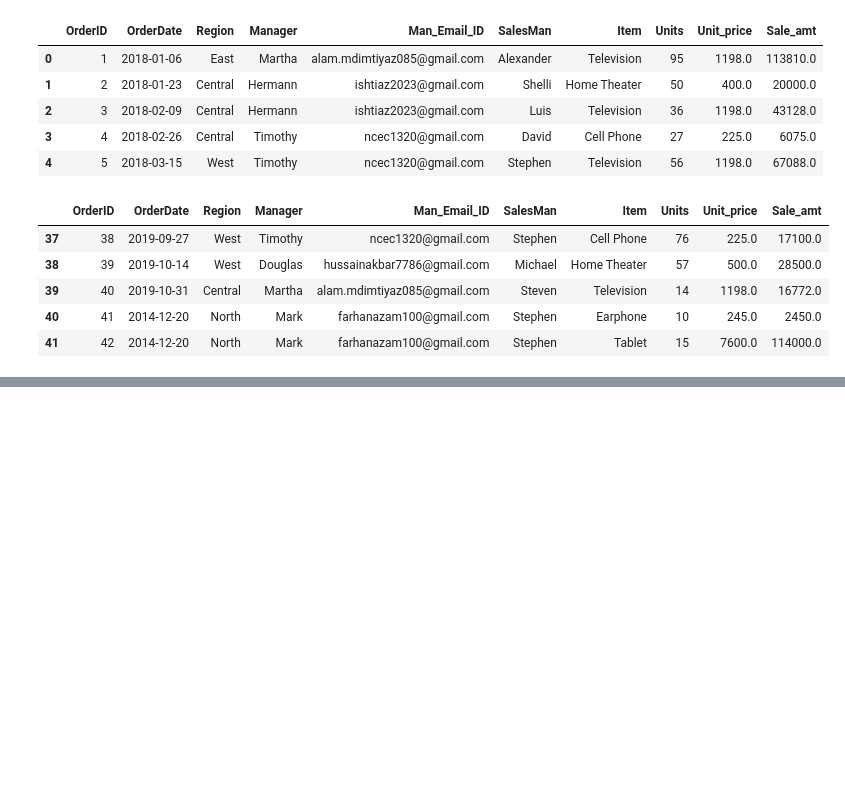
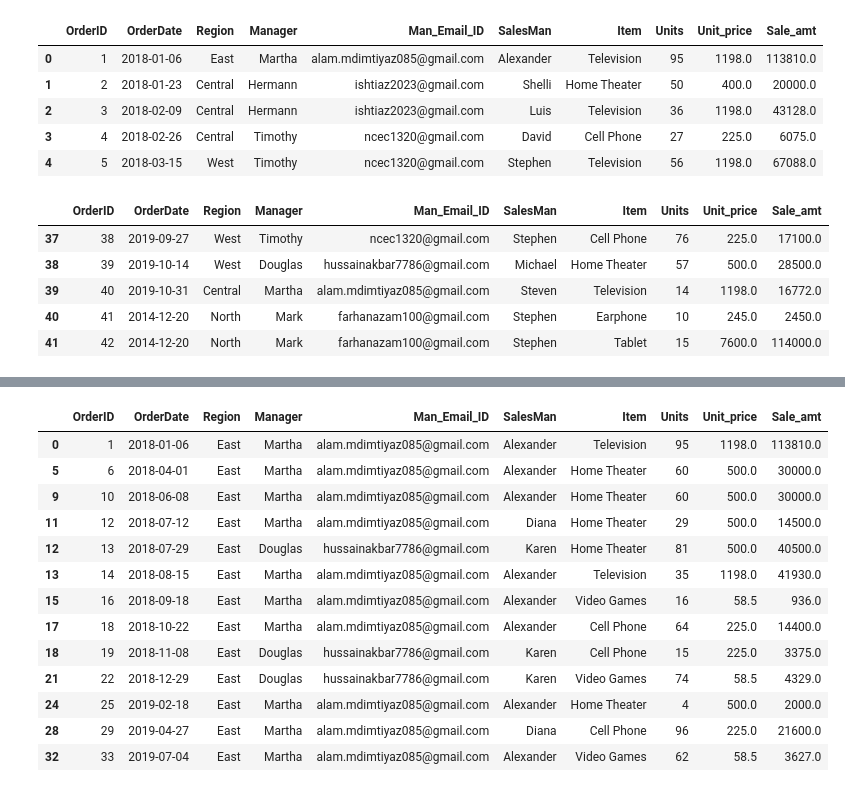
Before and after one commit to Faizan011-LTIM/Pandas-Python, a Jupyter notebook: Pandas.ipynb, the cells around one changed output, grey strips where cells are left out. Drawn from its saved outputs; the diff is of its cells as text; code cells hidden in the pictures; blank space fills up the shorter version.

```diff
--- a/Pandas.ipynb
+++ b/Pandas.ipynb
@@ -94,0 +130,20 @@ df.tail()
+# %%
+import pandas as pd
+df = pd.read_excel("Sales.xlsx")
+east_data = df[df["Region"] == "East"]        # To display the record with one condition
+east_data
+# %% [output]
+|  | OrderID | OrderDate | Region | Manager | Man_Email_ID | SalesMan | Item | Units | Unit_price | Sale_amt |
+| 0 | 1 | 2018-01-06 | East | Martha | alam.mdimtiyaz085@gmail.com | Alexander | Television | 95 | 1198.0 | 113810.0 |
+| 5 | 6 | 2018-04-01 | East | Martha | alam.mdimtiyaz085@gmail.com | Alexander | Home Theater | 60 | 500.0 | 30000.0 |
+| 9 | 10 | 2018-06-08 | East | Martha | alam.mdimtiyaz085@gmail.com | Alexander | Home Theater | 60 | 500.0 | 30000.0 |
+| 11 | 12 | 2018-07-12 | East | Martha | alam.mdimtiyaz085@gmail.com | Diana | Home Theater | 29 | 500.0 | 14500.0 |
+| 12 | 13 | 2018-07-29 | East | Douglas | hussainakbar7786@gmail.com | Karen | Home Theater | 81 | 500.0 | 40500.0 |
+| 13 | 14 | 2018-08-15 | East | Martha | alam.mdimtiyaz085@gmail.com | Alexander | Television | 35 | 1198.0 | 41930.0 |
+| 15 | 16 | 2018-09-18 | East | Martha | alam.mdimtiyaz085@gmail.com | Alexander | Video Games | 16 | 58.5 | 936.0 |
+| 17 | 18 | 2018-10-22 | East | Martha | alam.mdimtiyaz085@gmail.com | Alexander | Cell Phone | 64 | 225.0 | 14400.0 |
+| 18 | 19 | 2018-11-08 | East | Douglas | hussainakbar7786@gmail.com | Karen | Cell Phone | 15 | 225.0 | 3375.0 |
+| 21 | 22 | 2018-12-29 | East | Douglas | hussainakbar7786@gmail.com | Karen | Video Games | 74 | 58.5 | 4329.0 |
+| 24 | 25 | 2019-02-18 | East | Martha | alam.mdimtiyaz085@gmail.com | Alexander | Home Theater | 4 | 500.0 | 2000.0 |
+| 28 | 29 | 2019-04-27 | East | Martha | alam.mdimtiyaz085@gmail.com | Diana | Cell Phone | 96 | 225.0 | 21600.0 |
+| 32 | 33 | 2019-07-04 | East | Martha | alam.mdimtiyaz085@gmail.com | Alexander | Video Games | 62 | 58.5 | 3627.0 |
```
Also changed, not shown: parts of 3 cells of this notebook.
